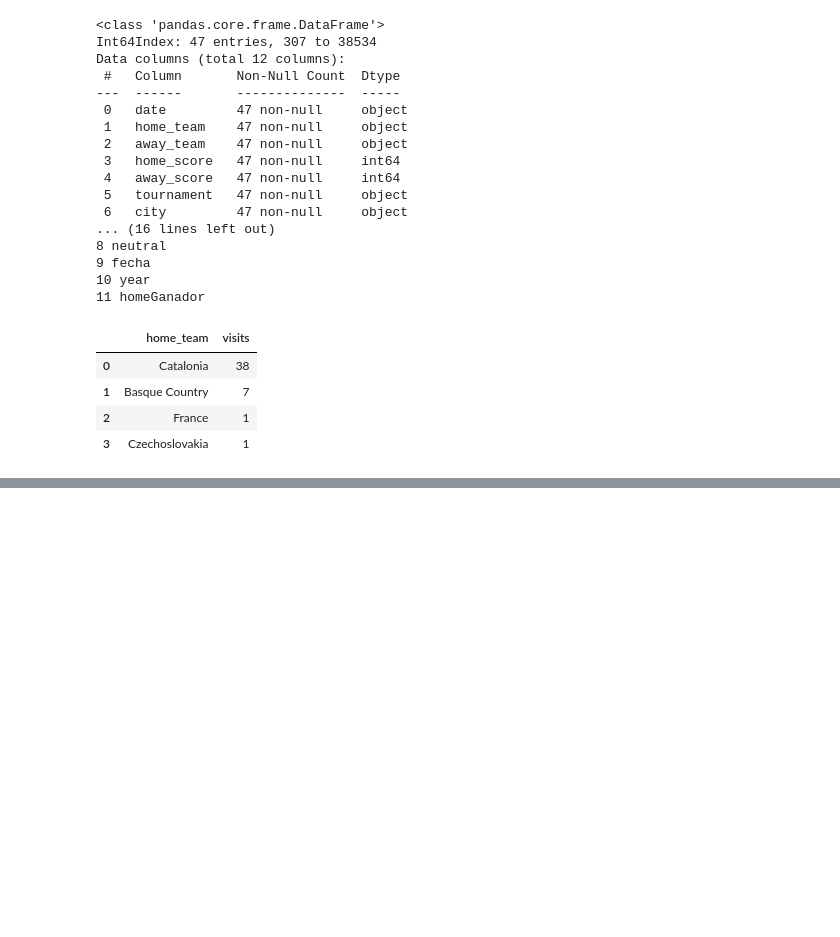
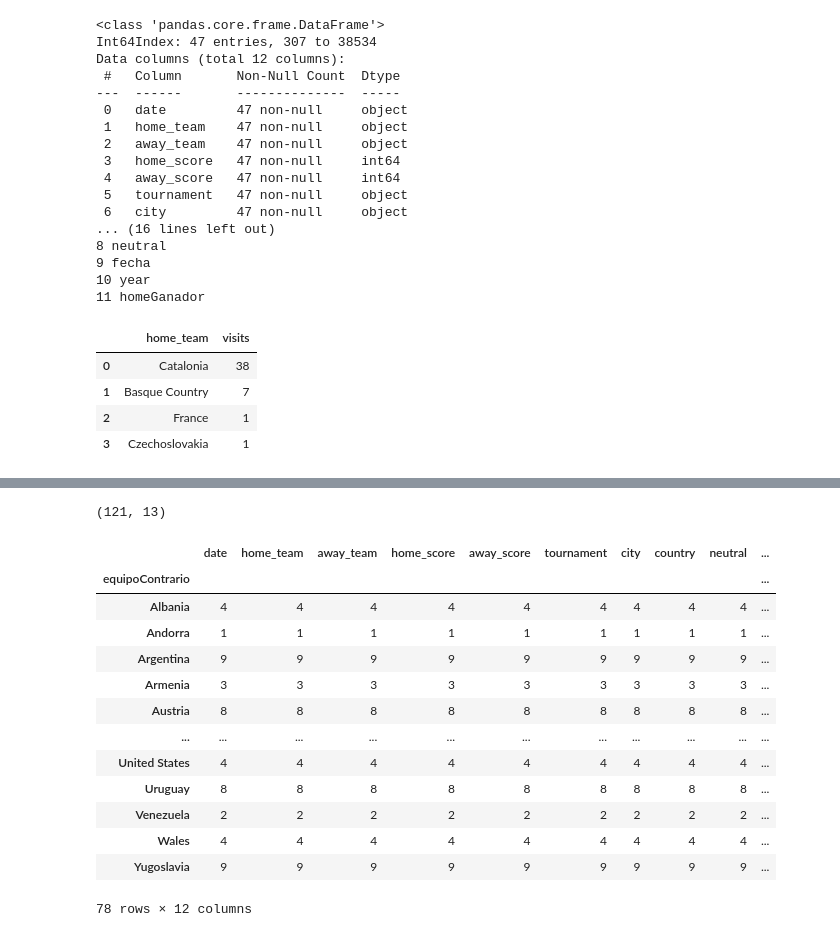
Before and after one commit to JMML2021/0501_sampling, a Jupyter notebook: 05_Sampling.ipynb, the cells around one changed output, grey strips where cells are left out. Cells and saved outputs as stored; diff of their text form; code cells hidden in the pictures; blank space fills up the shorter version.

Commit message:
creo los 10 equipos q mas han jugado desde el 2016

```diff
--- a/05_Sampling.ipynb
+++ b/05_Sampling.ipynb
@@ -717,0 +719,6 @@ sns.scatterplot( 'home_score','away_score', data= df1, hue='year', palette="deep
+# %%
+spain2= spain.copy()
+spain2['equipoContrario'] = np.where(spain2['away_team'] == 'Spain', spain2['home_team'], spain2['away_team'])
+spain2['winSpain'] = np.where(((spain2['home_team'] == 'Spain') & (spain2['home_score'] >spain2['away_score'])) |
+                              ((spain2['away_team'] == 'Spain') & (spain2['home_score'] <spain2['away_score']))    ,1, 0)
+#spain2
@@ -717,0 +739,23 @@ sns.scatterplot( 'home_score','away_score', data= df1, hue='year', palette="deep
+# %%
+gana2=pd.DataFrame(pierde2)
+gana2.shape
+# %% [output]
+(121, 13)
+# %%
+partidosjugados= spain2.groupby(['equipoContrario']).count()
+partidosjugados
+# %% [output]
+|  | date | home_team | away_team | home_score | away_score | tournament | city | country | neutral | ... |
+| equipoContrario |  |  |  |  |  |  |  |  |  | ... |
+| Albania | 4 | 4 | 4 | 4 | 4 | 4 | 4 | 4 | 4 | ... |
+| Andorra | 1 | 1 | 1 | 1 | 1 | 1 | 1 | 1 | 1 | ... |
+| Argentina | 9 | 9 | 9 | 9 | 9 | 9 | 9 | 9 | 9 | ... |
+| Armenia | 3 | 3 | 3 | 3 | 3 | 3 | 3 | 3 | 3 | ... |
+| Austria | 8 | 8 | 8 | 8 | 8 | 8 | 8 | 8 | 8 | ... |
+| ... | ... | ... | ... | ... | ... | ... | ... | ... | ... | ... |
+| United States | 4 | 4 | 4 | 4 | 4 | 4 | 4 | 4 | 4 | ... |
+| Uruguay | 8 | 8 | 8 | 8 | 8 | 8 | 8 | 8 | 8 | ... |
+| Venezuela | 2 | 2 | 2 | 2 | 2 | 2 | 2 | 2 | 2 | ... |
+| Wales | 4 | 4 | 4 | 4 | 4 | 4 | 4 | 4 | 4 | ... |
+| Yugoslavia | 9 | 9 | 9 | 9 | 9 | 9 | 9 | 9 | 9 | ... |
+78 rows × 12 columns
```
Also changed, not shown: parts of 12 cells of this notebook.
